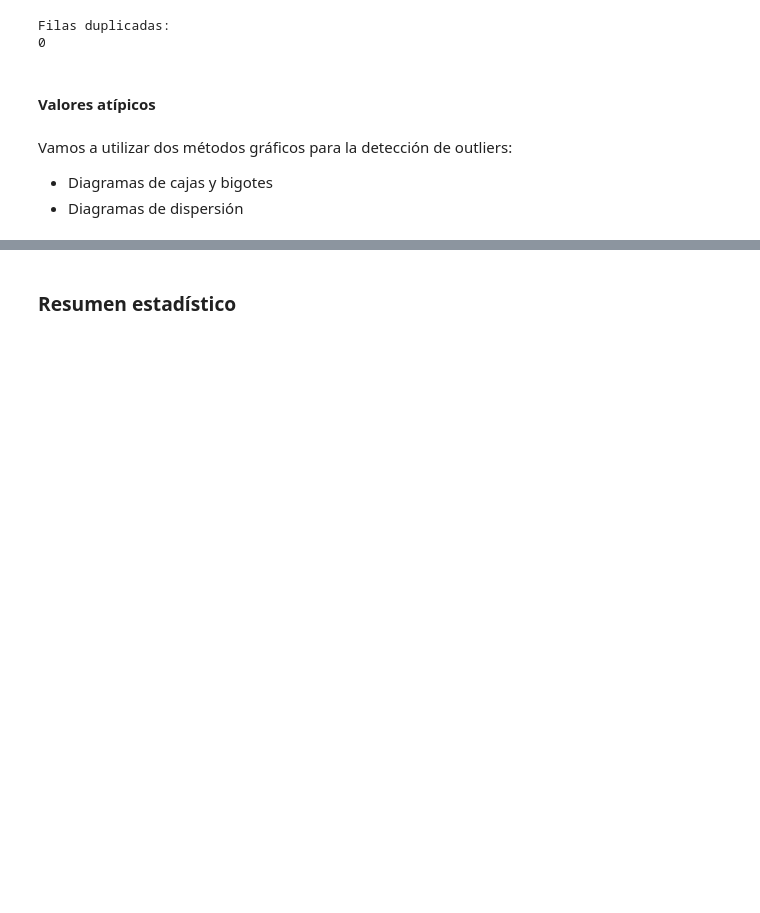
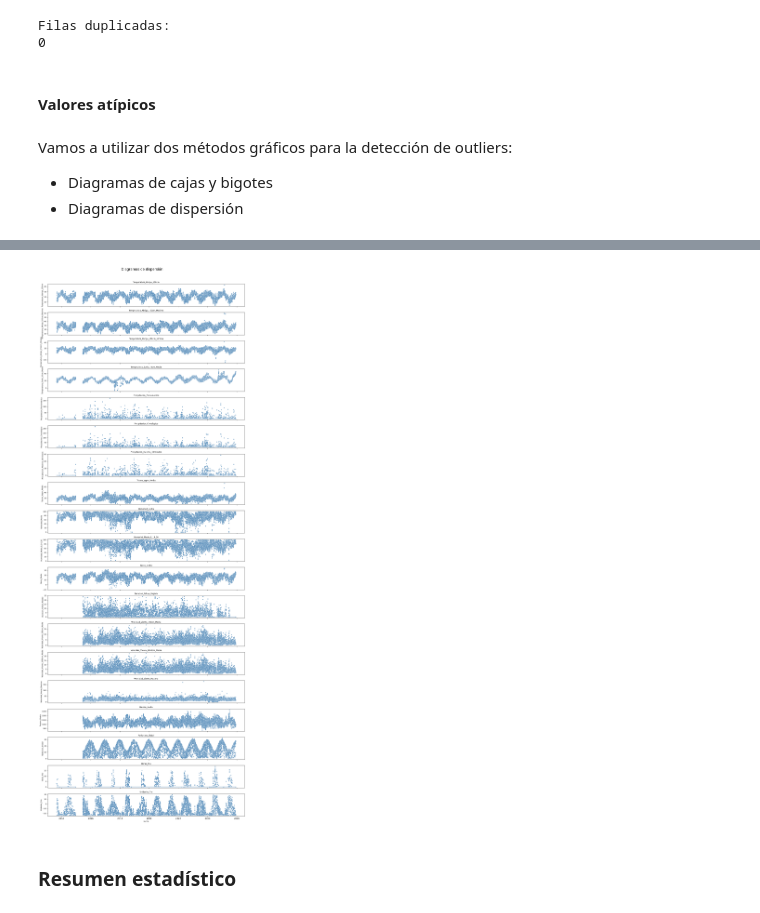
Before and after one commit to cejasmau/tp_aplicaciones, a Jupyter notebook: notebook.ipynb, the cells around one changed output, grey strips where cells are left out. Cells and saved outputs as stored; diff of their text form; code cells hidden in the pictures; blank space fills up the shorter version.

```diff
--- a/notebook.ipynb
+++ b/notebook.ipynb
@@ -253,3 +261,38 @@ for grupo in grupos:
+# %%
+variables = df.drop(columns = ['Fecha', 'Latitud', 'Longitud', 'Localidad', 'Direccion_Viento_200cm']).columns
+
+n_cols = 1
+n_rows = 19
+
+fig, axes = plt.subplots(
+    n_rows,
+    n_cols,
+    figsize = (14, 38),
+    sharex = True)
+
+fig.suptitle('Diagramas de dispersión', fontsize = 16)
+
+axes = axes.flatten()
+
+for i, var in enumerate(variables):
+    sns.scatterplot(
+        x = df['Fecha'],
+        y = df[var],
+        ax = axes[i],
+        s = 15,
+        #alpha = 0.4,
+        color = 'steelblue',
+    )
+    axes[i].set_title(var, fontsize = 9)
+    axes[i].set_ylabel(var, fontsize=8)
+    axes[i].tick_params(axis = 'y', labelsize = 8)
+
+axes[-1].set_xlabel('Fecha', fontsize=9)
+
+plt.tight_layout(rect=[0, 0, 1, 0.97])
+plt.show()
+# %% [output]
+[figure, added]
 # %% [markdown]
 ### Resumen estadístico
 # %%
```
Also changed, not shown: parts of 3 cells of this notebook.
